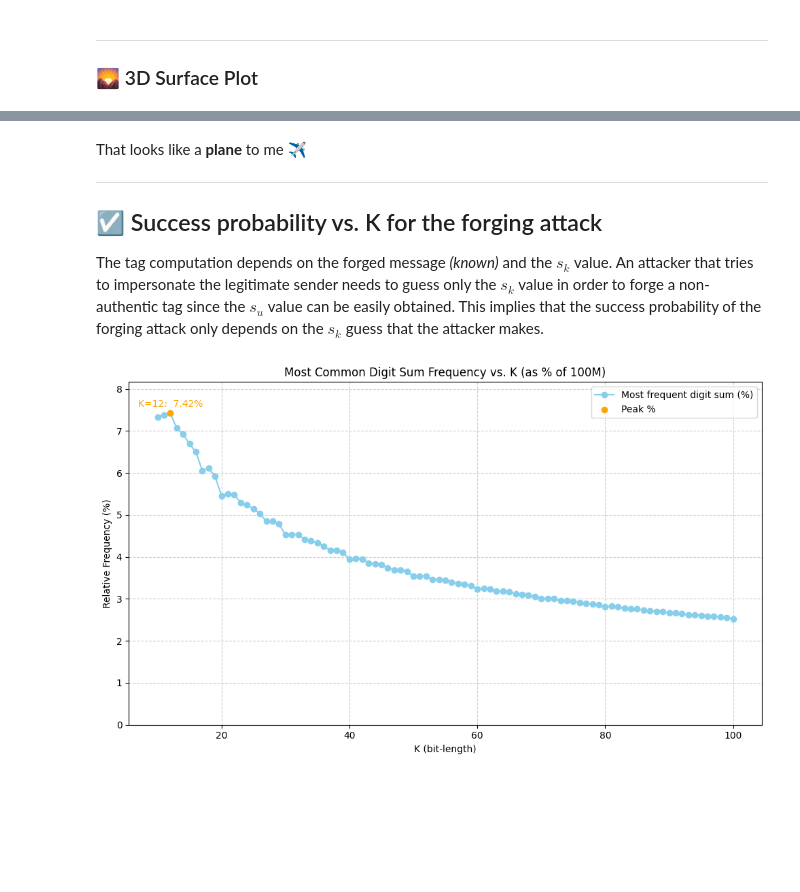
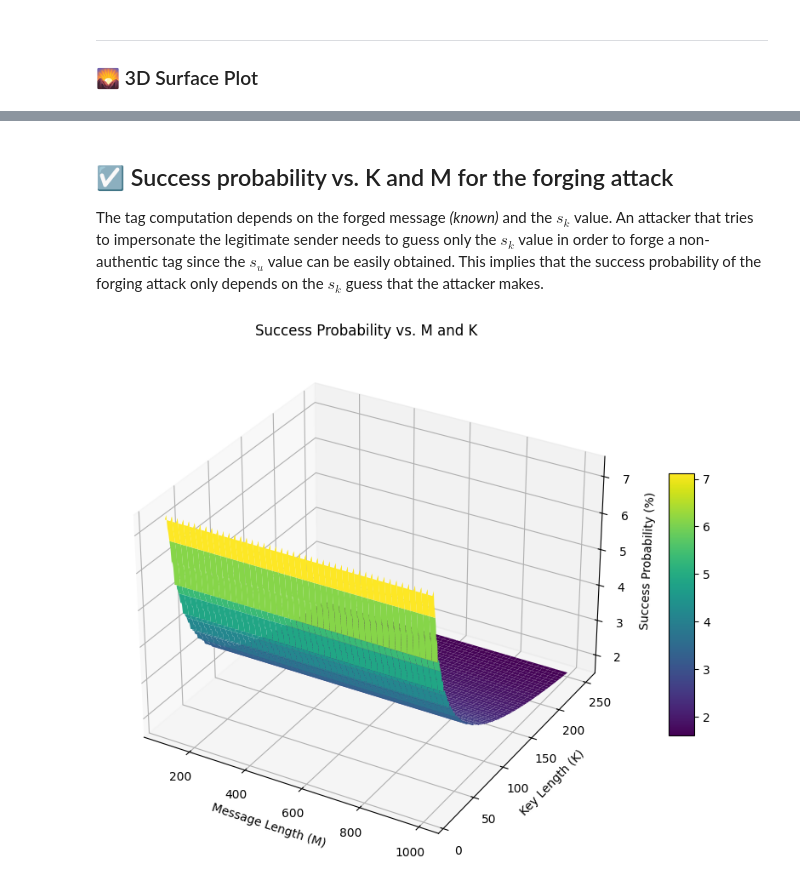
Before and after one commit to Symon02/Information-Security, a Jupyter notebook: lab3/lab3_solver.ipynb, the cells around one changed output, grey strips where cells are left out. Drawn from its saved outputs; the diff is of its cells as text; code cells hidden in the pictures; blank space fills up the shorter version.

```diff
--- a/lab3/lab3_solver.ipynb
+++ b/lab3/lab3_solver.ipynb
@@ -1,7 +1,7 @@
 # %% [markdown]
 # Information Security - Lab 3
 # %%
-DEBUG = False
+DEBUG = True
 # %%
 import json
 
@@ -288,38 +402,40 @@ plt.show()
 # %% [markdown]
-That looks like a **plane** to me ✈️
 
----
 
-## ☑️ Success probability vs. K for the forging attack
+## ☑️ Success probability vs. K and M for the forging attack
 
 The tag computation depends on the forged message *(known)* and the $s_k$ value. An attacker that tries to impersonate the legitimate sender needs to guess only the $s_k$ value in order to forge a non-authentic tag since the $s_u$ value can be easily obtained. This implies that the success probability of the forging attack only depends on the $s_k$ guess that the attacker makes.
 # %%
-with open('peak_digit_sums_K10_to_K100.json', 'r') as f:
+# Load your existing success probability data (K vs. probability)
+with open('peak_digit_sums_K10_to_K250.json', 'r') as f:
     data = json.load(f)
 
-# Extract K and compute percentages
-K_values = [entry["K"] for entry in data]
-percentages = [entry["count"] / 1_000_000 for entry in data]  # (count / 100M) * 100 = count / 1M
+# Extract K and success probabilities (assuming data is for varying K)
+K_values = np.array([entry["K"] for entry in data])
+success_prob_K = np.array([entry["count"] / 1_000_000 for entry in data])  # Convert to %
+
+# Create a 2D grid where success_prob_MK[i,j] = success_prob_K[i] for all M
+M_values = np.arange(100, 1001, 10)  # Example M range
+success_prob_MK = np.zeros((len(K_values), len(M_values)))
+for i in range(len(K_values)):
+    success_prob_MK[i, :] = success_prob_K[i]  # Same prob for all M
+
+from mpl_toolkits.mplot3d import Axes3D
+
+# Create grid
+M_grid, K_grid = np.meshgrid(M_values, K_values)
 
 # Plot
-plt.figure(figsize=(10, 6))
-plt.plot(K_values, percentages, marker='o', linestyle='-', color='skyblue', label='Most frequent digit sum (%)')
+fig = plt.figure(figsize=(12, 8))
+ax = fig.add_subplot(111, projection='3d')
+surf = ax.plot_surface(M_grid, K_grid, success_prob_MK, cmap=cm.viridis, edgecolor='none')
 
-# Highlight peak
-max_index = percentages.index(max(percentages))
-plt.scatter(K_values[max_index], percentages[max_index], color='orange', label='Peak %', zorder=5)
-plt.text(K_values[max_index], percentages[max_index] * 1.02,
-         f'K={K_values[max_index]}:  {percentages[max_index]:.2f}%', ha='center', color='orange')
-
-# Labels and formatting
-plt.xlabel("K (bit-length)")
-plt.ylabel("Relative Frequency (%)")
-plt.title("Most Common Digit Sum Frequency vs. K (as % of 100M)")
-plt.ylim(0, max(percentages) * 1.1)
-plt.grid(True, linestyle='--', alpha=0.6)
-plt.legend()
-plt.tight_layout()
+ax.set_xlabel('Message Length (M)')
+ax.set_ylabel('Key Length (K)')
+ax.set_zlabel('Success Probability (%)')
+ax.set_title('Success Probability vs. M and K')
+fig.colorbar(surf, ax=ax, shrink=0.5, aspect=10)
 plt.show()
 # %% [output]
-[figure, old version]
+[figure, new version]
 # %%
```
Also changed, not shown: parts of 8 cells of this notebook.
